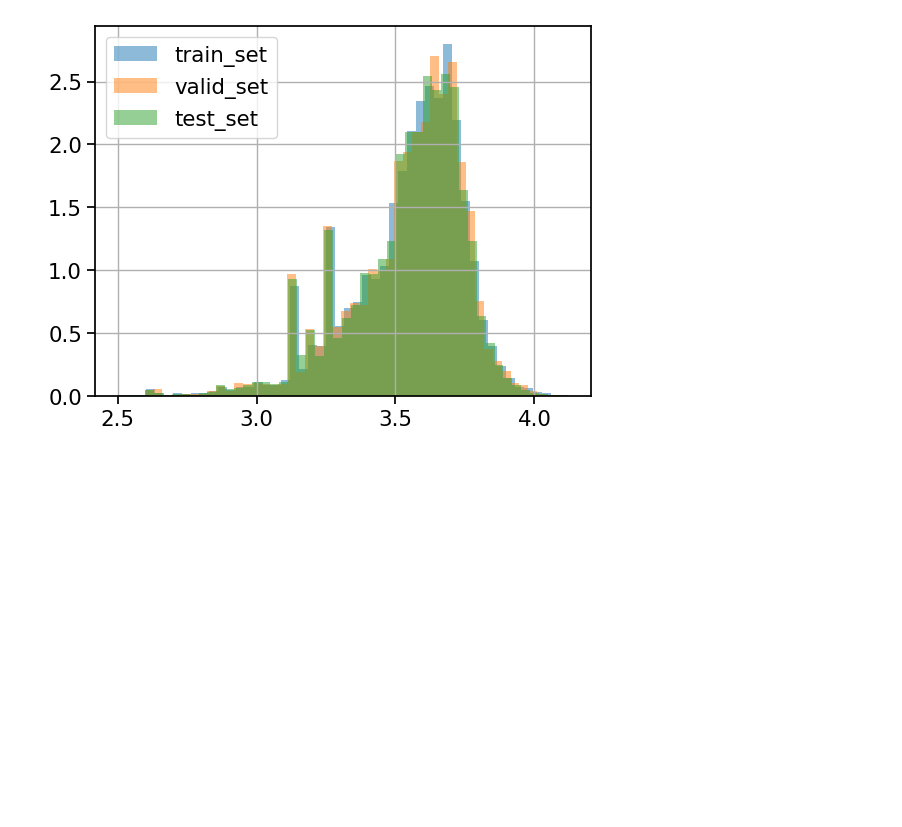
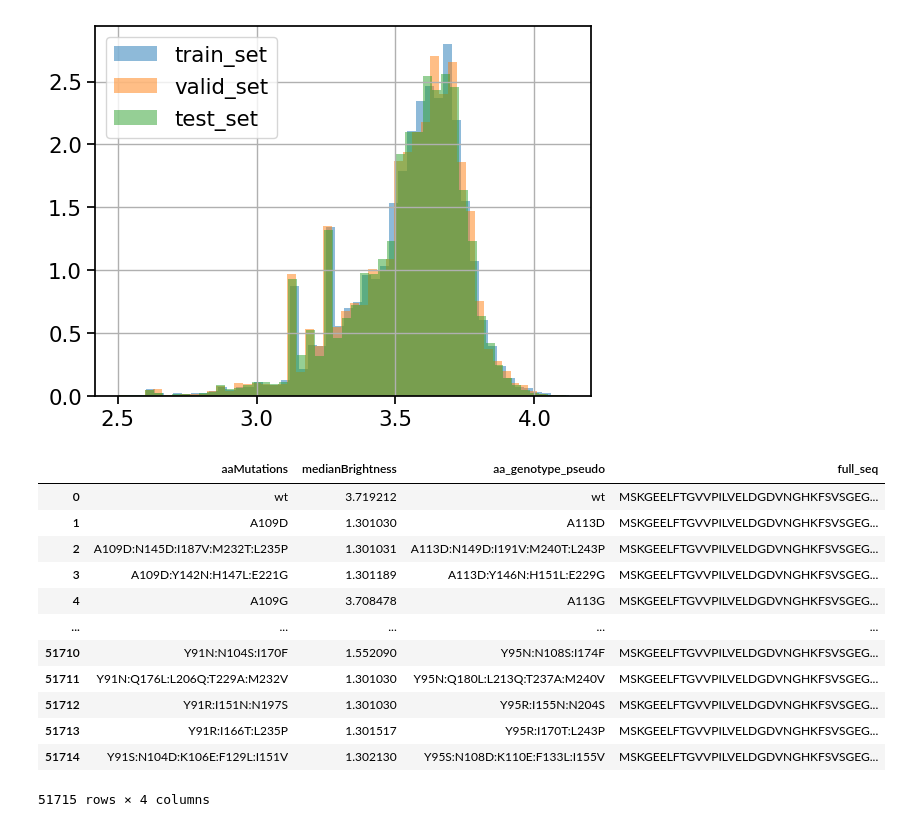
Before and after one commit to beamimc/Orthologous_GFP_Fitness_Peaks, a Jupyter notebook: analysis/ML/01_preprocessing.ipynb, the cells around one changed output. Drawn from its saved outputs; the diff is of its cells as text; code cells hidden in the pictures; blank space fills up the shorter version.

```diff
--- a/analysis/ML/01_preprocessing.ipynb
+++ b/analysis/ML/01_preprocessing.ipynb
@@ -257,3 +258,19 @@ if enriched_test:
 
         # Show the plot
         plt.show()
+# %%
+df
+# %% [output]
+|  | aaMutations | medianBrightness | aa_genotype_pseudo | full_seq |
+| 0 | wt | 3.719212 | wt | MSKGEELFTGVVPILVELDGDVNGHKFSVSGEG... |
+| 1 | A109D | 1.301030 | A113D | MSKGEELFTGVVPILVELDGDVNGHKFSVSGEG... |
+| 2 | A109D:N145D:I187V:M232T:L235P | 1.301031 | A113D:N149D:I191V:M240T:L243P | MSKGEELFTGVVPILVELDGDVNGHKFSVSGEG... |
+| 3 | A109D:Y142N:H147L:E221G | 1.301189 | A113D:Y146N:H151L:E229G | MSKGEELFTGVVPILVELDGDVNGHKFSVSGEG... |
+| 4 | A109G | 3.708478 | A113G | MSKGEELFTGVVPILVELDGDVNGHKFSVSGEG... |
+| ... | ... | ... | ... | ... |
+| 51710 | Y91N:N104S:I170F | 1.552090 | Y95N:N108S:I174F | MSKGEELFTGVVPILVELDGDVNGHKFSVSGEG... |
+| 51711 | Y91N:Q176L:L206Q:T229A:M232V | 1.301030 | Y95N:Q180L:L213Q:T237A:M240V | MSKGEELFTGVVPILVELDGDVNGHKFSVSGEG... |
+| 51712 | Y91R:I151N:N197S | 1.301030 | Y95R:I155N:N204S | MSKGEELFTGVVPILVELDGDVNGHKFSVSGEG... |
+| 51713 | Y91R:I166T:L235P | 1.301517 | Y95R:I170T:L243P | MSKGEELFTGVVPILVELDGDVNGHKFSVSGEG... |
+| 51714 | Y91S:N104D:K106E:F129L:I151V | 1.302130 | Y95S:N108D:K110E:F133L:I155V | MSKGEELFTGVVPILVELDGDVNGHKFSVSGEG... |
+51715 rows × 4 columns
```
Also changed, not shown: parts of 1 cell of this notebook, 4 other files.
